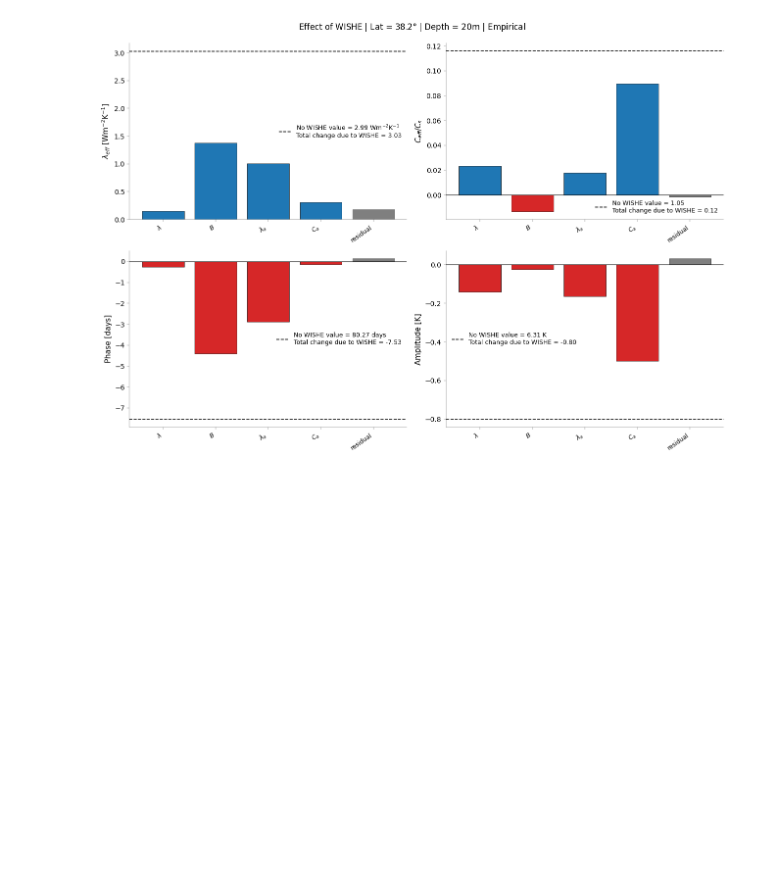
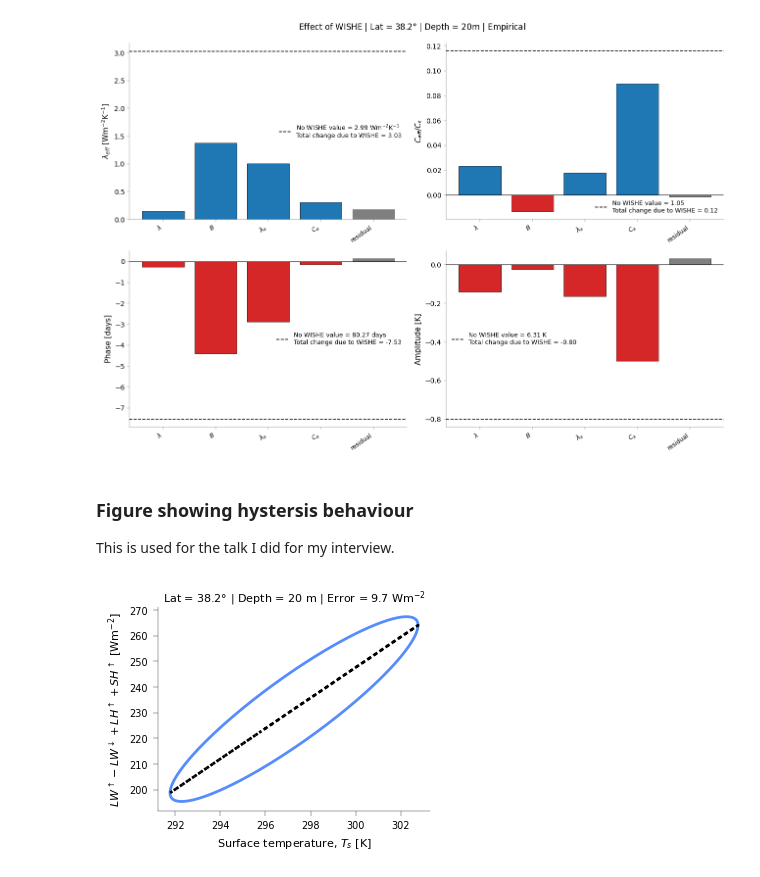
Before and after one commit to jduffield65/Isca, a Jupyter notebook: jobs/thesis_season/column/exp_comp.ipynb, the cells around one changed output. Drawn from its saved outputs; the diff is of its cells as text; code cells hidden in the pictures; blank space fills up the shorter version.

```diff
--- a/jobs/thesis_season/column/exp_comp.ipynb
+++ b/jobs/thesis_season/column/exp_comp.ipynb
@@ -689,3 +688,26 @@ fig = plot_contribution_bars_single_exp(cont_diff_use, titles=titles, labels_no_
 # savefig(fig)
 # %% [output]
 [figure]
+# %% [markdown]
+### Figure showing hystersis behaviour
+This is used for the talk I did for my interview.
+# %%
+flux_plot = ['rh_atm']
+ds_use = ds.sel(exp='wind_moist')
+# flux_plot = 'msnlwrf'
+simulated_alpha = 0.4
+fig, ax = plt.subplots(1, len(flux_plot), sharex=True, sharey=True)
+fig_resize(fig, utils.width['one_col']*1.1)
+flux_net = ds_use.lwup_sfc - ds_use.lwdn_sfc + ds_use.flux_lhe + ds_use.flux_t
+flux_net_linear_approx = get_fit_coef(ds_use.temp_surf, flux_net) * (ds_use.temp_surf-ds_use.temp_surf.mean(dim='time')) + flux_net.mean(dim='time')
+ax.plot(ds_use.temp_surf, flux_net, lw=2)
+ax.plot(ds_use.temp_surf, flux_net_linear_approx, lw=2, linestyle=':', color='k')
+ax.set_ylabel('$LW^{\\uparrow}-LW^{\\downarrow} + LH^{\\uparrow} + SH^{\\uparrow}$ [Wm$^{-2}$]')
+ax.set_xlabel('Surface temperature, $T_s$ [K]')
+# ax[0].set_xlim(0, ds.time.size)
+# ax[0].set_ylim(65, 88)
+ax.set_title(f'Lat = {ds.lat.values:.1f}$\degree$ | Depth = {ds.depth.values:.0f} m | Error = {np.abs(flux_net-flux_net_linear_approx).mean(dim="time"):.1f} Wm'+'$^{-2}$', y=0.99)
+plt.show()
+# savefig(fig)
+# %% [output]
+[figure, added]
```
Also changed, not shown: parts of 1 cell of this notebook, 4 other files.
